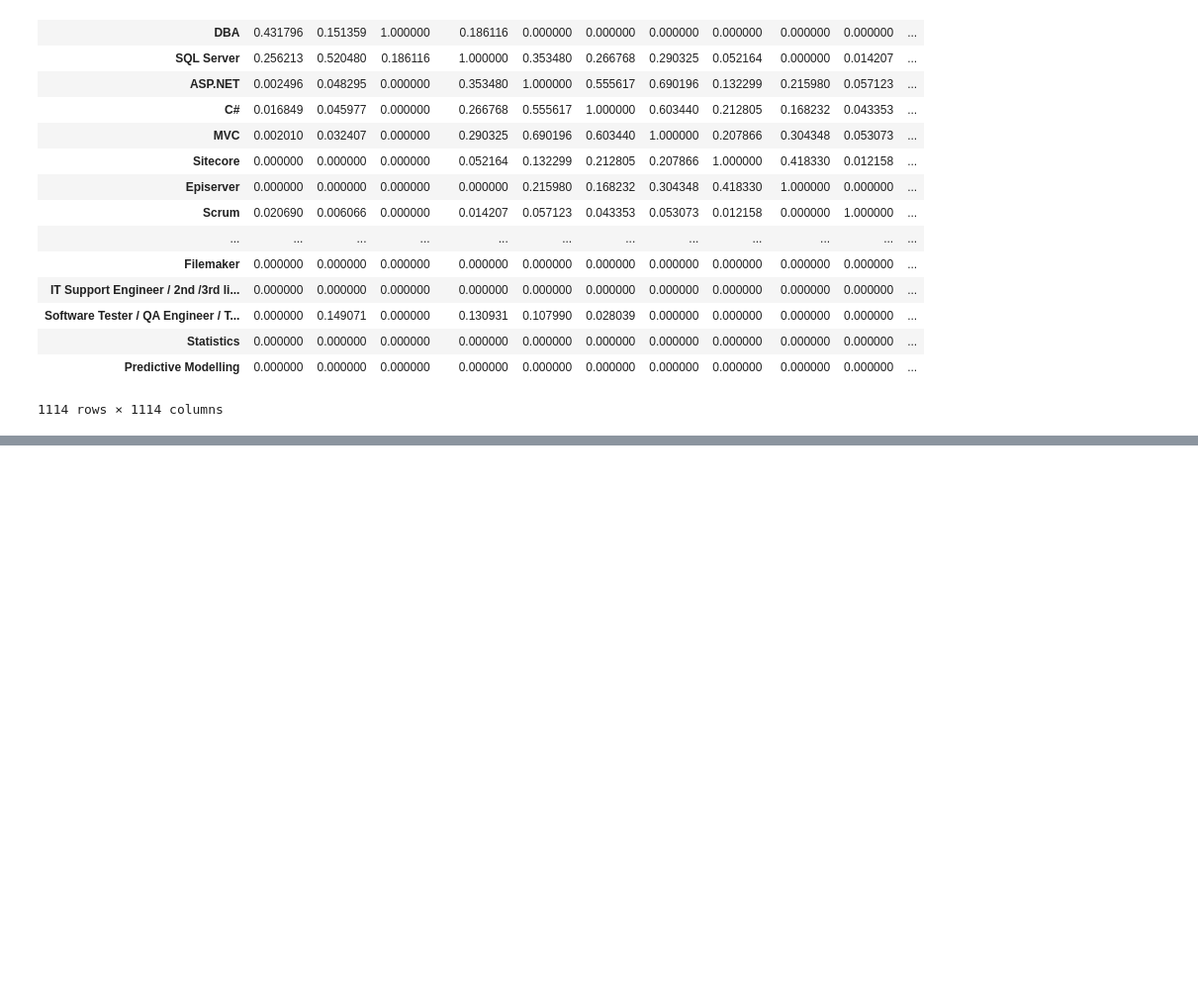
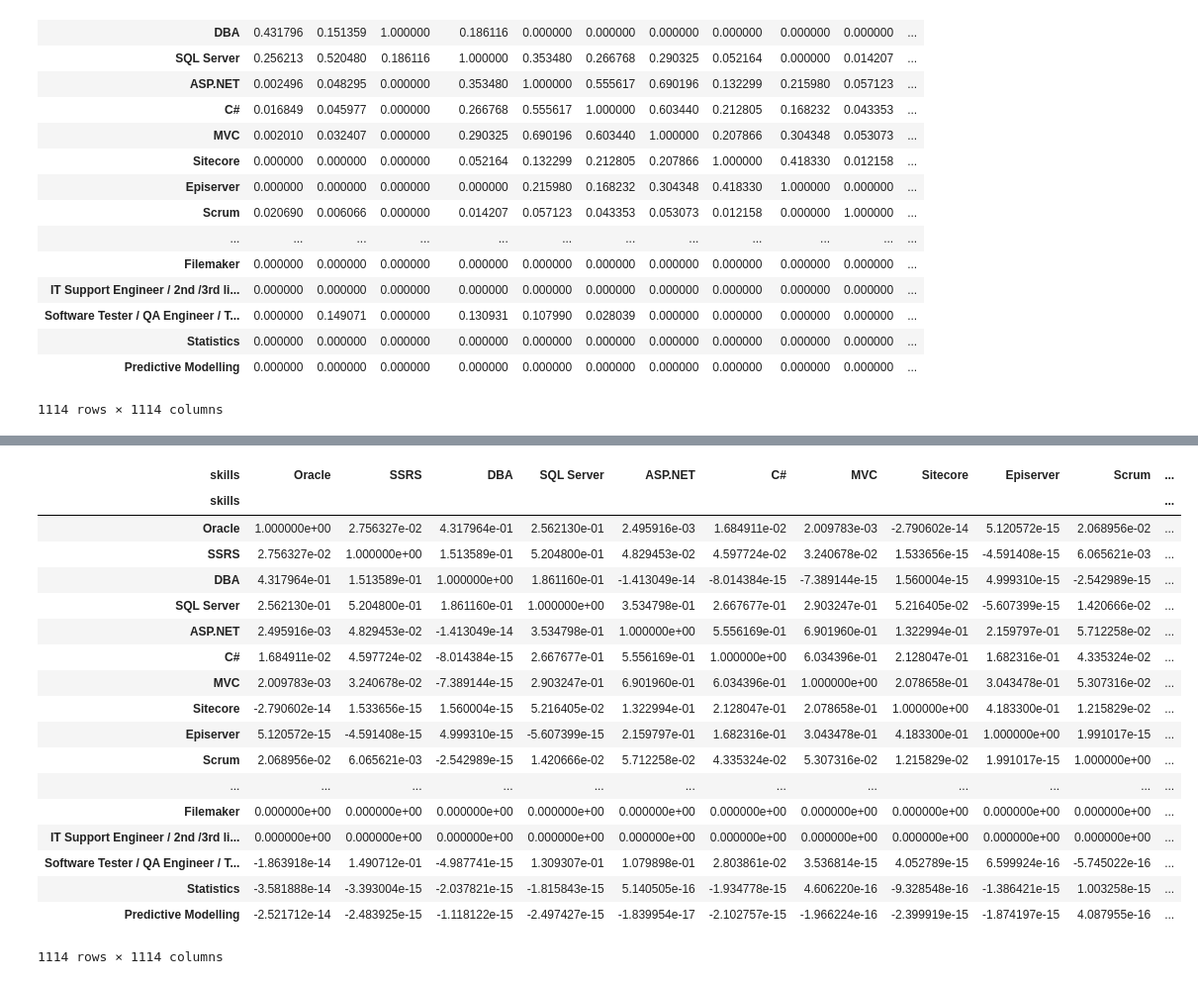
Before and after one commit to duyet/related-skills, a Jupyter notebook: related-skills.ipynb, the cells around one changed output, grey strips where cells are left out. Shown: that part at 99% size. Saved outputs shown, nothing was run; the diff lists cells and outputs as text; code cells hidden in the pictures; blank space fills up the shorter version.

Commit message:
SVD in sparse-matrix

```diff
--- a/related-skills.ipynb
+++ b/related-skills.ipynb
@@ -173,0 +177,8 @@ x[(x >= 0.9).any(axis=1)].to_csv('./tmp/related_test.csv',encoding='utf8')
+# %%
+U, s, Vh = linalg.svd(_td_matrix, full_matrices=False)
+# %%
+new_d = np.dot(U, np.dot(np.diag(s), Vh))
+# %%
+skills_sparse = sparse.csr_matrix(new_d)
+similarities = cosine_similarity(skills_sparse)
+print('pairwise dense output:\n {}\n'.format(similarities))
@@ -173,0 +200,26 @@ x[(x >= 0.9).any(axis=1)].to_csv('./tmp/related_test.csv',encoding='utf8')
+# %%
+x = pd.DataFrame(similarities)
+x.columns = _td_matrix.index
+x.set_index(_td_matrix.index, inplace=True)
+# %%
+x
+# %% [output]
+| skills | Oracle | SSRS | DBA | SQL Server | ASP.NET | C# | MVC | Sitecore | Episerver | Scrum | ... |
+| skills |  |  |  |  |  |  |  |  |  |  | ... |
+| Oracle | 1.000000e+00 | 2.756327e-02 | 4.317964e-01 | 2.562130e-01 | 2.495916e-03 | 1.684911e-02 | 2.009783e-03 | -2.790602e-14 | 5.120572e-15 | 2.068956e-02 | ... |
+| SSRS | 2.756327e-02 | 1.000000e+00 | 1.513589e-01 | 5.204800e-01 | 4.829453e-02 | 4.597724e-02 | 3.240678e-02 | 1.533656e-15 | -4.591408e-15 | 6.065621e-03 | ... |
+| DBA | 4.317964e-01 | 1.513589e-01 | 1.000000e+00 | 1.861160e-01 | -1.413049e-14 | -8.014384e-15 | -7.389144e-15 | 1.560004e-15 | 4.999310e-15 | -2.542989e-15 | ... |
+| SQL Server | 2.562130e-01 | 5.204800e-01 | 1.861160e-01 | 1.000000e+00 | 3.534798e-01 | 2.667677e-01 | 2.903247e-01 | 5.216405e-02 | -5.607399e-15 | 1.420666e-02 | ... |
+| ASP.NET | 2.495916e-03 | 4.829453e-02 | -1.413049e-14 | 3.534798e-01 | 1.000000e+00 | 5.556169e-01 | 6.901960e-01 | 1.322994e-01 | 2.159797e-01 | 5.712258e-02 | ... |
+| C# | 1.684911e-02 | 4.597724e-02 | -8.014384e-15 | 2.667677e-01 | 5.556169e-01 | 1.000000e+00 | 6.034396e-01 | 2.128047e-01 | 1.682316e-01 | 4.335324e-02 | ... |
+| MVC | 2.009783e-03 | 3.240678e-02 | -7.389144e-15 | 2.903247e-01 | 6.901960e-01 | 6.034396e-01 | 1.000000e+00 | 2.078658e-01 | 3.043478e-01 | 5.307316e-02 | ... |
+| Sitecore | -2.790602e-14 | 1.533656e-15 | 1.560004e-15 | 5.216405e-02 | 1.322994e-01 | 2.128047e-01 | 2.078658e-01 | 1.000000e+00 | 4.183300e-01 | 1.215829e-02 | ... |
+| Episerver | 5.120572e-15 | -4.591408e-15 | 4.999310e-15 | -5.607399e-15 | 2.159797e-01 | 1.682316e-01 | 3.043478e-01 | 4.183300e-01 | 1.000000e+00 | 1.991017e-15 | ... |
+| Scrum | 2.068956e-02 | 6.065621e-03 | -2.542989e-15 | 1.420666e-02 | 5.712258e-02 | 4.335324e-02 | 5.307316e-02 | 1.215829e-02 | 1.991017e-15 | 1.000000e+00 | ... |
+| ... | ... | ... | ... | ... | ... | ... | ... | ... | ... | ... | ... |
+| Filemaker | 0.000000e+00 | 0.000000e+00 | 0.000000e+00 | 0.000000e+00 | 0.000000e+00 | 0.000000e+00 | 0.000000e+00 | 0.000000e+00 | 0.000000e+00 | 0.000000e+00 | ... |
+| IT Support Engineer / 2nd /3rd li... | 0.000000e+00 | 0.000000e+00 | 0.000000e+00 | 0.000000e+00 | 0.000000e+00 | 0.000000e+00 | 0.000000e+00 | 0.000000e+00 | 0.000000e+00 | 0.000000e+00 | ... |
+| Software Tester / QA Engineer / T... | -1.863918e-14 | 1.490712e-01 | -4.987741e-15 | 1.309307e-01 | 1.079898e-01 | 2.803861e-02 | 3.536814e-15 | 4.052789e-15 | 6.599924e-16 | -5.745022e-16 | ... |
+| Statistics | -3.581888e-14 | -3.393004e-15 | -2.037821e-15 | -1.815843e-15 | 5.140505e-16 | -1.934778e-15 | 4.606220e-16 | -9.328548e-16 | -1.386421e-15 | 1.003258e-15 | ... |
+| Predictive Modelling | -2.521712e-14 | -2.483925e-15 | -1.118122e-15 | -2.497427e-15 | -1.839954e-17 | -2.102757e-15 | -1.966224e-16 | -2.399919e-15 | -1.874197e-15 | 4.087955e-16 | ... |
+1114 rows × 1114 columns
```
Also changed, not shown: parts of 5 cells of this notebook, 2 other files.
